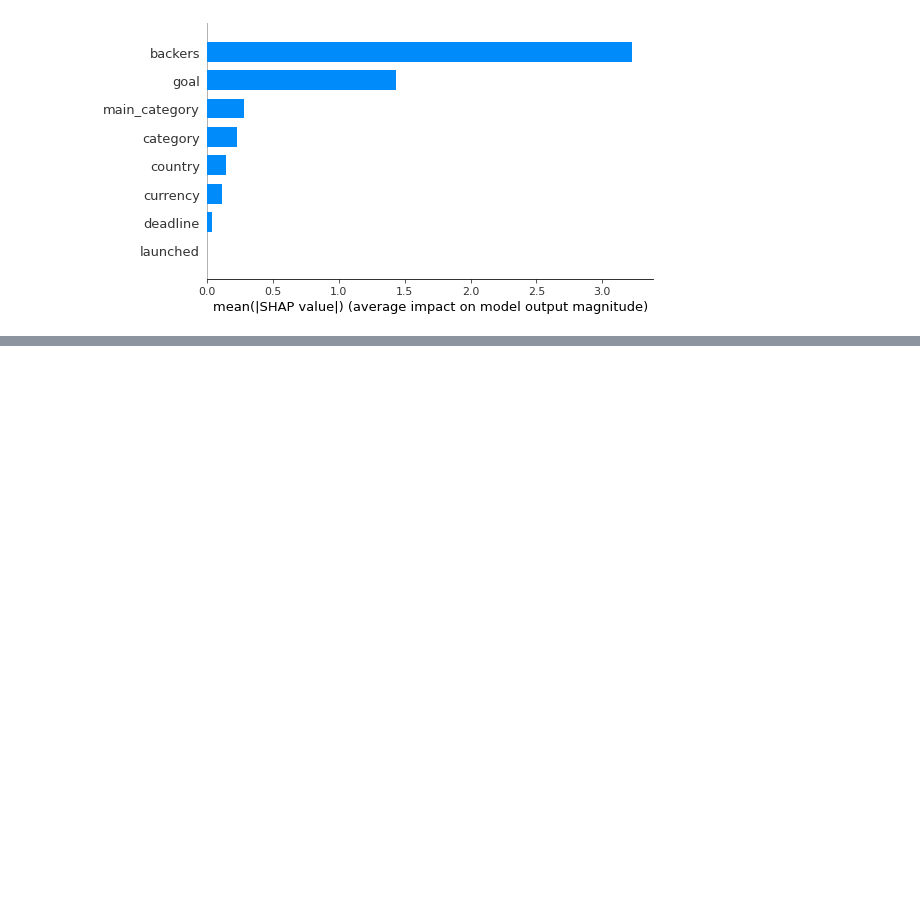
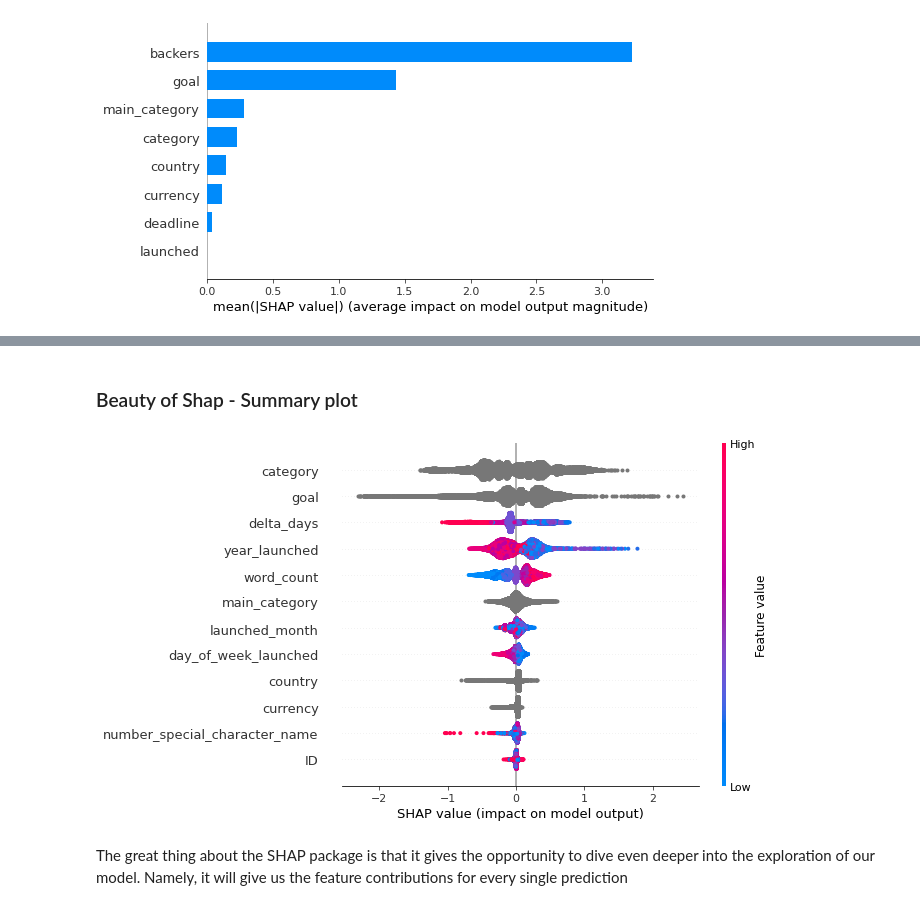
Before and after one commit to KPC6796/Kickstarter_Shap_CI, a Jupyter notebook: notebook.ipynb, the cells around one changed output, grey strips where cells are left out. Cells and saved outputs as stored; diff of their text form; code cells hidden in the pictures; blank space fills up the shorter version.

```diff
--- a/notebook.ipynb
+++ b/notebook.ipynb
@@ -213,0 +325,8 @@ shap.summary_plot(shap_values, X_test, plot_type="bar")
+# %% [markdown]
+### Beauty of Shap - Summary plot
+# %%
+shap.summary_plot(shap_values_ks, X_test)
+# %% [output]
+[figure, added]
+# %% [markdown]
+The great thing about the SHAP package is that it gives the opportunity to dive even deeper into the exploration of our model. Namely, it will give us the feature contributions for every single prediction
```
Also changed, not shown: parts of 19 cells of this notebook.
